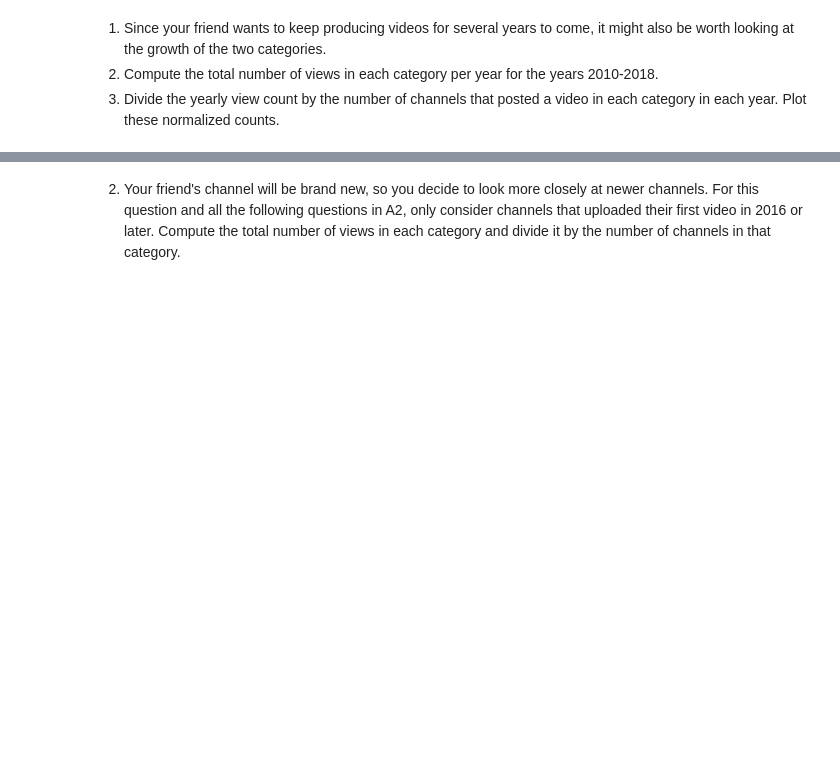
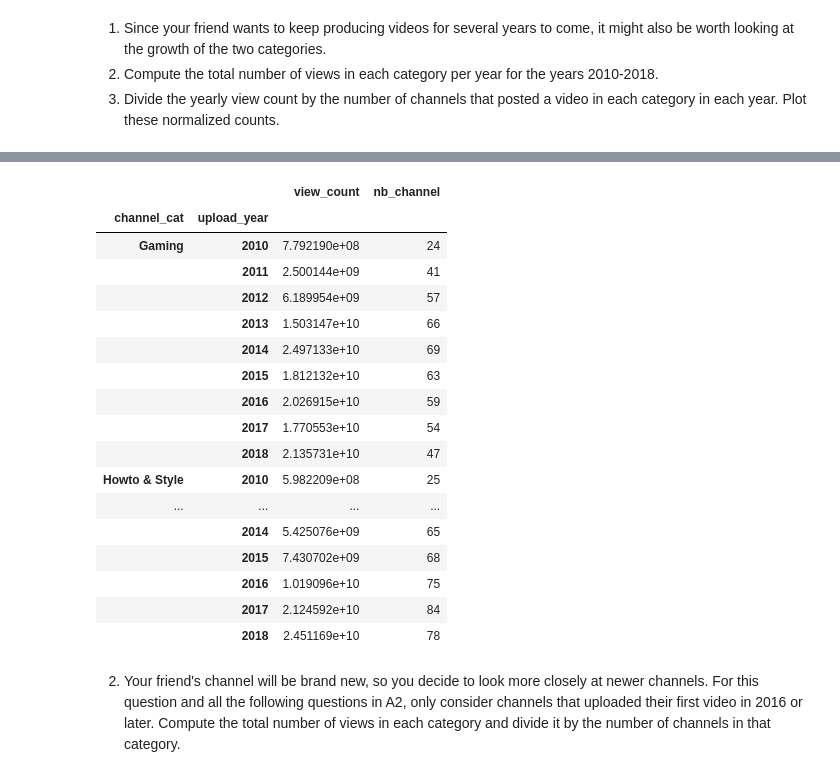
Before and after one commit to Palmisano-Enzo/2023, a Jupyter notebook: Old_exam/2019/exam.ipynb, the cells around one changed output, grey strips where cells are left out. Drawn from its saved outputs; the diff is of its cells as text; code cells hidden in the pictures; blank space fills up the shorter version.

```diff
--- a/Old_exam/2019/exam.ipynb
+++ b/Old_exam/2019/exam.ipynb
@@ -116,3 +127,9 @@ Your friend is really keen on making money from their YouTube channel through ad
 1. Since your friend wants to keep producing videos for several years to come, it might also be worth looking at the growth of the two categories.
   1. Compute the total number of views in each category per year for the years 2010-2018.
   2. Divide the yearly view count by the number of channels that posted a video in each category in each year. Plot these normalized counts.
+# %%
+youtube_clean_year = youtube[(youtube['upload_year']<=2018) & (youtube['upload_year']>=2010)]
+
+youtube_view_group = pd.DataFrame(youtube_clean_year.groupby(by=['channel_cat', 'upload_year'], group_keys=False)['view_count'].sum())
+
+display(youtube_view_group)
@@ -119,3 +155,30 @@ Your friend is really keen on making money from their YouTube channel through ad
+# %%
+youtube_view_group['nb_channel'] = 0
+
+for year in youtube_view_group.index.get_level_values("upload_year"):
+    for category in youtube_view_group.index.get_level_values("channel_cat"):
+        youtube_view_group.loc[(category,year), 'nb_channel'] = youtube_clean_year[(youtube_clean_year['upload_year']==year) & (youtube_clean_year['channel_cat']==category)]['channel'].unique().size
+
+display(youtube_view_group)
+# %% [output]
+|  |  | view_count | nb_channel |
+| channel_cat | upload_year |  |  |
+| Gaming | 2010 | 7.792190e+08 | 24 |
+|  | 2011 | 2.500144e+09 | 41 |
+|  | 2012 | 6.189954e+09 | 57 |
+|  | 2013 | 1.503147e+10 | 66 |
+|  | 2014 | 2.497133e+10 | 69 |
+|  | 2015 | 1.812132e+10 | 63 |
+|  | 2016 | 2.026915e+10 | 59 |
+|  | 2017 | 1.770553e+10 | 54 |
+|  | 2018 | 2.135731e+10 | 47 |
+| Howto & Style | 2010 | 5.982209e+08 | 25 |
+| ... | ... | ... | ... |
+|  | 2014 | 5.425076e+09 | 65 |
+|  | 2015 | 7.430702e+09 | 68 |
+|  | 2016 | 1.019096e+10 | 75 |
+|  | 2017 | 2.124592e+10 | 84 |
+|  | 2018 | 2.451169e+10 | 78 |
 # %% [markdown]
 2. Your friend's channel will be brand new, so you decide to look more closely at newer channels. For this question and all the following questions in A2, only consider channels that uploaded their first video in  2016 or later. Compute the total number of views in each category and divide it by the number of channels in that category.
 # %% [markdown]
```
Also changed, not shown: parts of 25 cells of this notebook, 15 other files.
